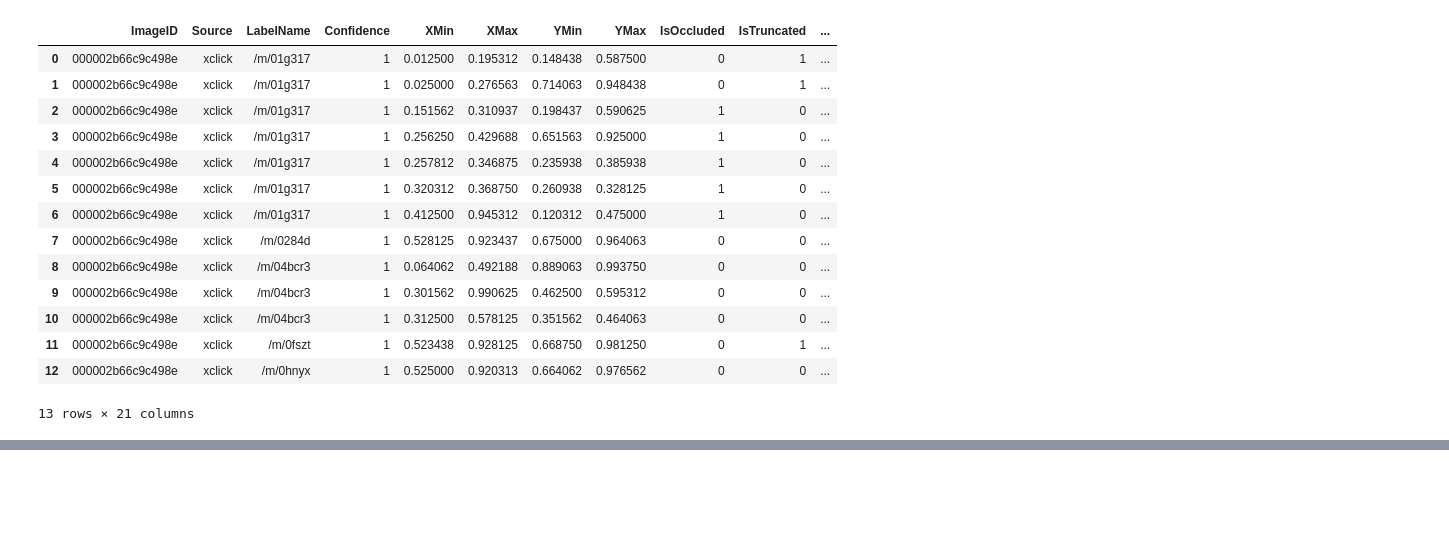
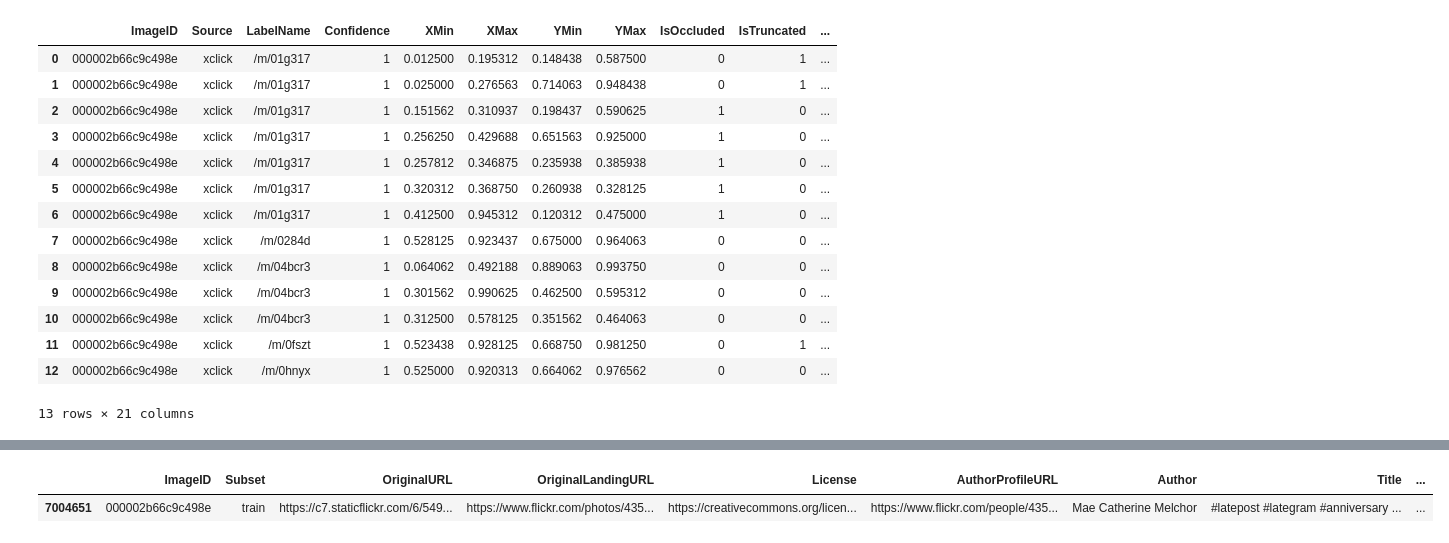
Before and after one commit to Programmer-RD-AI-Archive/Amenity-Detection-Airbnb, a Jupyter notebook: 1.ipynb, the cells around one changed output, grey strips where cells are left out. Cells and saved outputs as stored; diff of their text form; code cells hidden in the pictures; blank space fills up the shorter version.

```diff
--- a/1.ipynb
+++ b/1.ipynb
@@ -124,0 +150,5 @@ xmin_ymin_xmax_ymax[xmin_ymin_xmax_ymax['ImageID'] == __imageids[0]]
+# %%
+url
+# %% [output]
+|  | ImageID | Subset | OriginalURL | OriginalLandingURL | License | AuthorProfileURL | Author | Title | ... |
+| 7004651 | 000002b66c9c498e | train | https://c7.staticflickr.com/6/549... | https://www.flickr.com/photos/435... | https://creativecommons.org/licen... | https://www.flickr.com/people/435... | Mae Catherine Melchor | #latepost #lategram #anniversary ... | ... |
```
Also changed, not shown: parts of 2 cells of this notebook, 1 other file.
